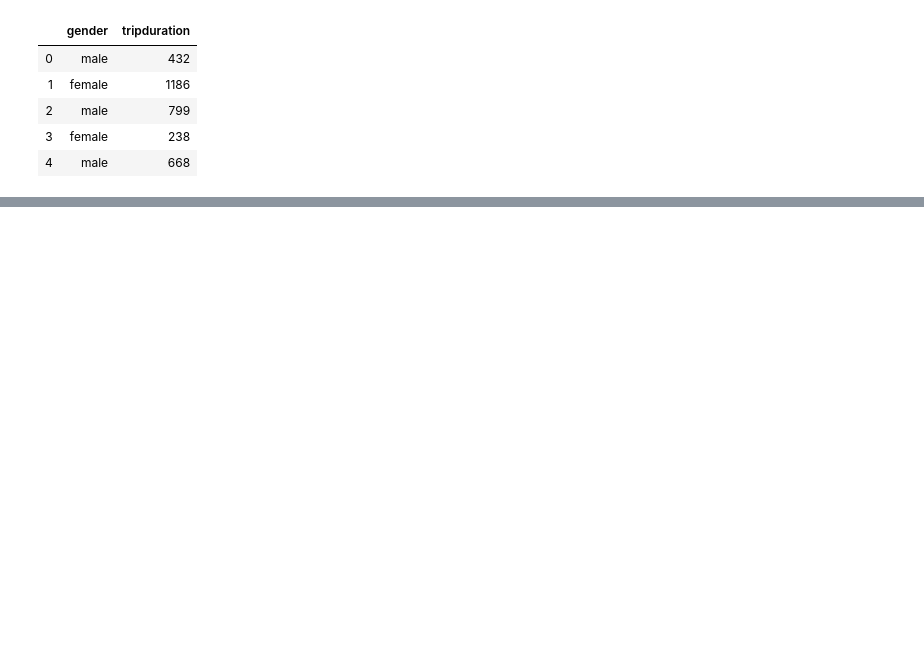
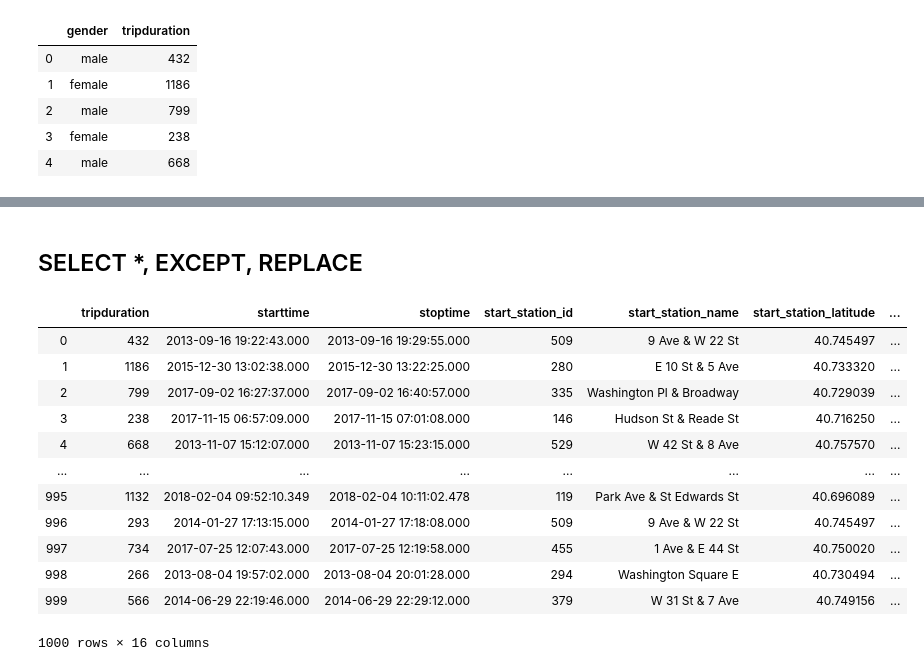
Before and after one commit to jeonprize/SQL, a Jupyter notebook: 1. 쿼리 필수 요소.ipynb, the cells around one changed output, grey strips where cells are left out. Cells and saved outputs as stored; diff of their text form; code cells hidden in the pictures; blank space fills up the shorter version.

```diff
--- a/1. 쿼리 필수 요소.ipynb
+++ b/1. 쿼리 필수 요소.ipynb
@@ -64,0 +105,26 @@ df
+# %% [markdown]
+## SELECT *, EXCEPT, REPLACE
+# %%
+query = '''
+SELECT *
+FROM `bigquery-public-data.new_york_citibike.citibike_trips`
+LIMIT 1000
+'''
+
+df = pd.read_gbq(query = query, dialect='standard', project_id='project-bigquery-319110', auth_local_webserver=True)
+# %%
+df
+# %% [output]
+|  | tripduration | starttime | stoptime | start_station_id | start_station_name | start_station_latitude | ... |
+| 0 | 432 | 2013-09-16 19:22:43.000 | 2013-09-16 19:29:55.000 | 509 | 9 Ave & W 22 St | 40.745497 | ... |
+| 1 | 1186 | 2015-12-30 13:02:38.000 | 2015-12-30 13:22:25.000 | 280 | E 10 St & 5 Ave | 40.733320 | ... |
+| 2 | 799 | 2017-09-02 16:27:37.000 | 2017-09-02 16:40:57.000 | 335 | Washington Pl & Broadway | 40.729039 | ... |
+| 3 | 238 | 2017-11-15 06:57:09.000 | 2017-11-15 07:01:08.000 | 146 | Hudson St & Reade St | 40.716250 | ... |
+| 4 | 668 | 2013-11-07 15:12:07.000 | 2013-11-07 15:23:15.000 | 529 | W 42 St & 8 Ave | 40.757570 | ... |
+| ... | ... | ... | ... | ... | ... | ... | ... |
+| 995 | 1132 | 2018-02-04 09:52:10.349 | 2018-02-04 10:11:02.478 | 119 | Park Ave & St Edwards St | 40.696089 | ... |
+| 996 | 293 | 2014-01-27 17:13:15.000 | 2014-01-27 17:18:08.000 | 509 | 9 Ave & W 22 St | 40.745497 | ... |
+| 997 | 734 | 2017-07-25 12:07:43.000 | 2017-07-25 12:19:58.000 | 455 | 1 Ave & E 44 St | 40.750020 | ... |
+| 998 | 266 | 2013-08-04 19:57:02.000 | 2013-08-04 20:01:28.000 | 294 | Washington Square E | 40.730494 | ... |
+| 999 | 566 | 2014-06-29 22:19:46.000 | 2014-06-29 22:29:12.000 | 379 | W 31 St & 7 Ave | 40.749156 | ... |
+1000 rows × 16 columns
```
Also changed, not shown: parts of 13 cells of this notebook.
